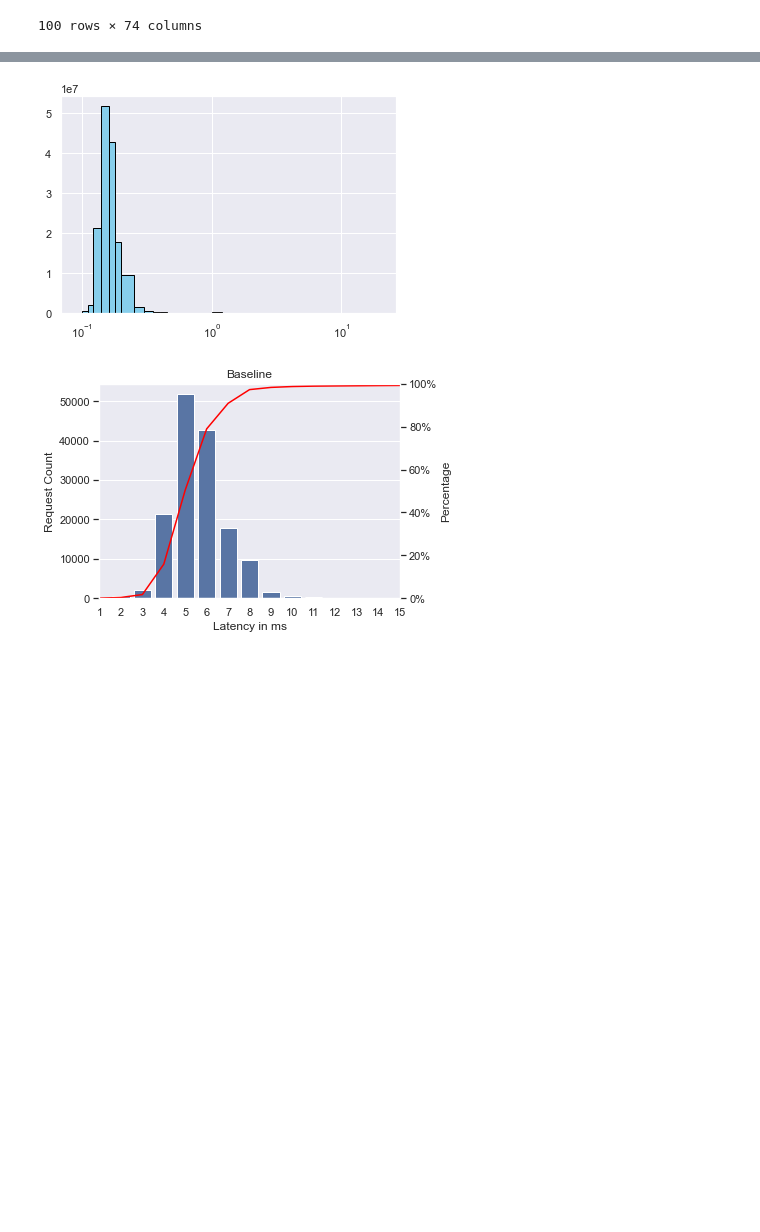
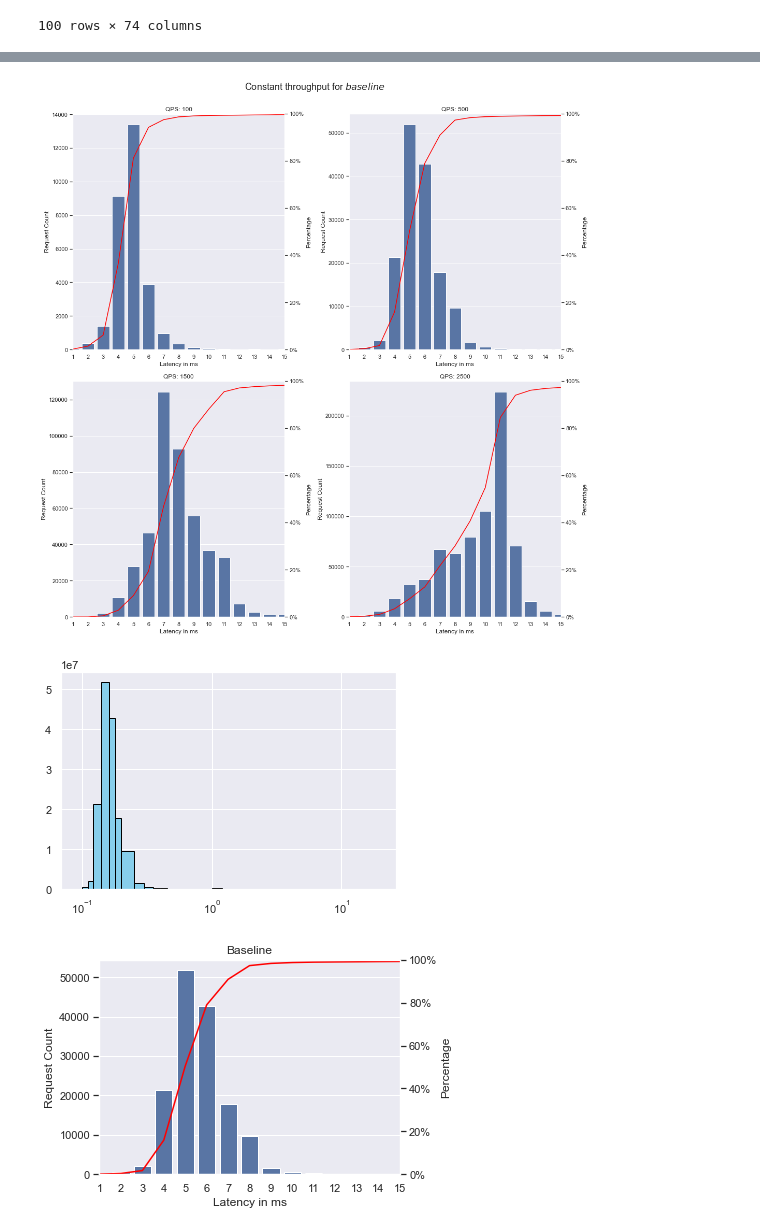
Before and after one commit to RichardBieringa/mesh-bench, a Jupyter notebook: viz/02_http_constant_throughput.ipynb, the cells around one changed output, grey strips where cells are left out. Drawn from its saved outputs; the diff is of its cells as text; code cells hidden in the pictures; blank space fills up the shorter version.

Commit message:
updated plots

```diff
--- a/viz/02_http_constant_throughput.ipynb
+++ b/viz/02_http_constant_throughput.ipynb
@@ -85,9 +85,3 @@ Results: 100
 | 0 | HTTP |  | 2022-06-13T15:02:34.977912766Z | 100 | 5m0s | 99.896318 | 300151201418 | 32 | ... |
 | 0 | HTTP |  | 2022-06-14T09:09:03.283768117Z | 500 | 5m0s | 499.895809 | 300030520702 | 32 | ... |
 100 rows × 74 columns
-# %%
-# Use specific datarow
-
-baseline = df[df["mesh"] == "baseline"]
-data = baseline.iloc[0]["DurationHistogram.Data"]
-data
@@ -111,0 +88,14 @@ data
+# %%
+key = "DurationHistogram.Data"
+
+# Add Seperate columns for the histogram data points
+df['start'] = df[key].apply(lambda x: [e['Start'] for e in x])
+df['end'] = df[key].apply(lambda x: [e['End'] for e in x])
+df['percent'] = df[key].apply(lambda x: [e['Percent'] for e in x])
+df['count'] = df[key].apply(lambda x: [e['Count'] for e in x])
+# %%
+df1 = df[df["mesh"] == "baseline"]
+df1 = df1.drop_duplicates(subset=["RequestedQPS"])
+df["RequestedQPS"] = pd.to_numeric(df["RequestedQPS"])
+df1 = df1.sort_values(by=["RequestedQPS"])
+kdf1
@@ -112,3 +109,55 @@ data
+# %%
+
+
+# Create grid of 1x1
+fig, axes = plt.subplots(nrows=2, ncols=2, figsize=(15,15))
+fig.suptitle("Constant throughput for $baseline$", fontsize=18, y=1)
+
+for i, ax in enumerate(fig.axes):
+    row = df1.iloc[i]
+
+    # Get the histogram data
+    data = row["DurationHistogram.Data"]
+
+    # Extract the information we require
+    bins = [x["Start"] for x in data]
+    bins.append(data[-1]["End"])
+    perc = [x["Percent"] for x in data]
+    count = [x["Count"] for x in data]
+
+    qps = row["RequestedQPS"]
+
+
+    # Bar plot showing the binned variables
+    sns.barplot(x=bins[:-1], y=count, color="b", ax=ax)
+
+    # Labels
+    ax.set_ylabel("Request Count")
+    ax.set_xlabel("Latency in ms")
+    ax.set_title(f"QPS: {qps}")
+
+    # Logarithmic x axis from 1->50
+    # ax.set_xscale("log")
+    ax.set_xlim(1, 15)
+
+    # ax.set_xticks(range(1, 11))
+    ax.get_xaxis().set_major_formatter(ticker.ScalarFormatter())
+
+    # instantiate a second axes that shares the same x-axis
+    ax2 = ax.twinx()
+    ax2.set_ylabel("Percentage")
+    ax2.set_ylim(0, 100)
+    ax2.plot(perc, color="red")
+    ax2.set_alpha(0.5)
+    ax2.grid(False)
+    ax2.yaxis.set_major_formatter(ticker.PercentFormatter())
+
+
+    fig.tight_layout()
+
+plt.show()
+# %% [output]
+[figure, added]
 # %%
 bins = [x["Start"] for x in data]
 bins.append(data[-1]["End"])
```
Also changed, not shown: parts of 3 cells of this notebook.
